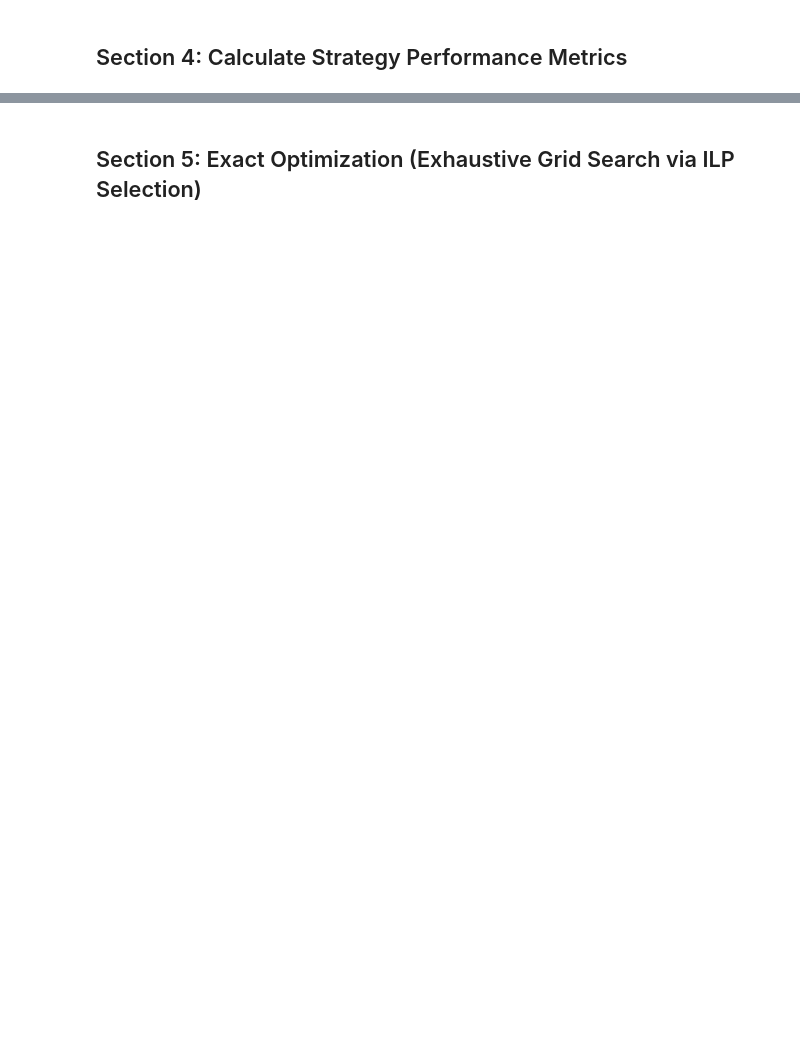
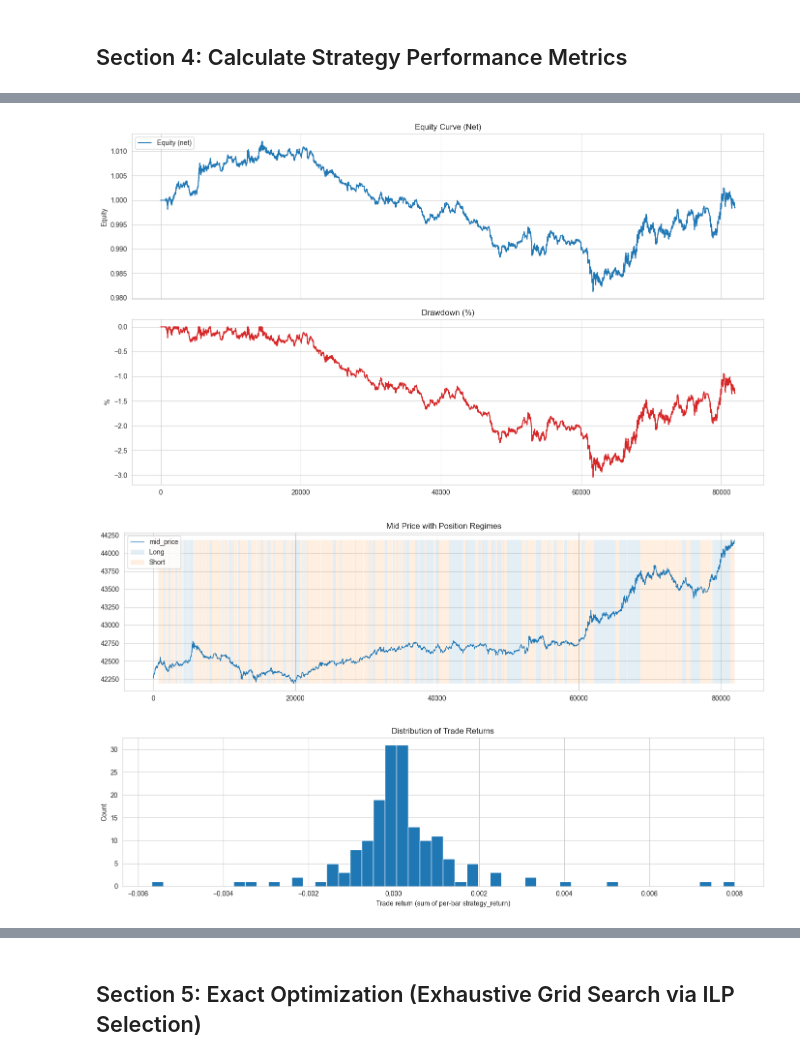
Before and after one commit to SasankaDidula/hft-optimization, a Jupyter notebook: Optimization_Main.ipynb, the cells around one changed output, grey strips where cells are left out. Saved outputs shown, nothing was run; the diff lists cells and outputs as text; code cells hidden in the pictures; blank space fills up the shorter version.

```diff
--- a/Optimization_Main.ipynb
+++ b/Optimization_Main.ipynb
@@ -381 +560,56 @@ Win Rate: 53.25%
+# %%
+# Backtest report plots (equity/drawdown, regimes, trade distribution)
+
+results, bt = backtest_strategy_vectorized(
+    df,
+    threshold=0.93,
+    stop_loss=2.0,
+    take_profit=5.0,
+    return_df=True,
+)
+
+fig, ax = plt.subplots(2, 1, figsize=(14, 8), sharex=True)
+ax[0].plot(bt['equity'], label='Equity (net)')
+ax[0].set_title('Equity Curve (Net)')
+ax[0].set_ylabel('Equity')
+ax[0].legend(loc='upper left')
+
+ax[1].plot(bt['drawdown'] * 100, color='tab:red')
+ax[1].set_title('Drawdown (%)')
+ax[1].set_ylabel('%')
+plt.tight_layout()
+plt.show()
+
+# Price with position regimes
+fig, ax = plt.subplots(figsize=(14, 4))
+ax.plot(bt['mid_price'], label='mid_price', linewidth=1)
+
+pos = bt['position'].shift(1).fillna(0)
+ymin, ymax = float(bt['mid_price'].min()), float(bt['mid_price'].max())
+ax.fill_between(bt.index, ymin, ymax, where=(pos > 0), alpha=0.12, label='Long')
+ax.fill_between(bt.index, ymin, ymax, where=(pos < 0), alpha=0.12, label='Short')
+
+ax.set_title('Mid Price with Position Regimes')
+ax.legend(loc='upper left')
+plt.tight_layout()
+plt.show()
+
+# Trade return distribution
+pos_now = bt['position'].fillna(0)
+trade_groups = (pos_now != pos_now.shift(1).fillna(0)).cumsum()
+trade_returns = bt.groupby(trade_groups)['strategy_return'].sum()
+active = bt.groupby(trade_groups)['position'].first() != 0
+real_trade_returns = trade_returns[active]
+
+plt.figure(figsize=(14, 4))
+plt.hist(real_trade_returns, bins=50)
+plt.title('Distribution of Trade Returns')
+plt.xlabel('Trade return (sum of per-bar strategy_return)')
+plt.ylabel('Count')
+plt.tight_layout()
+plt.show()
+# %% [output]
+[figure, added]
+[figure, added]
+[figure, added]
 # %% [markdown]
```
Also changed, not shown: parts of 7 cells of this notebook.
